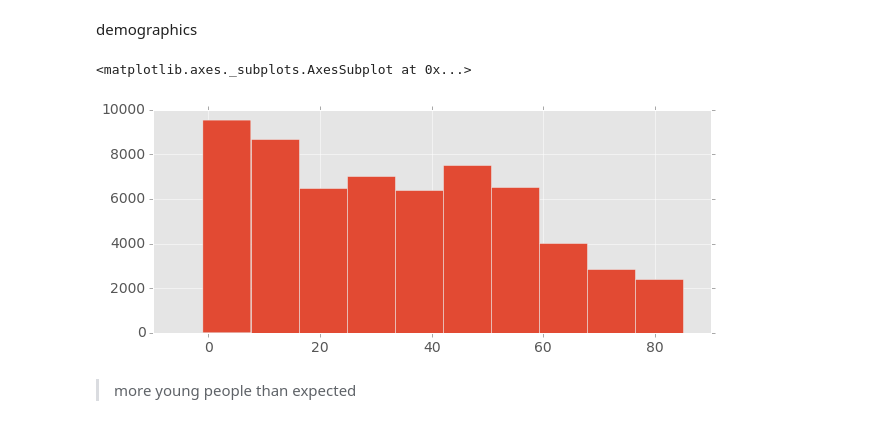
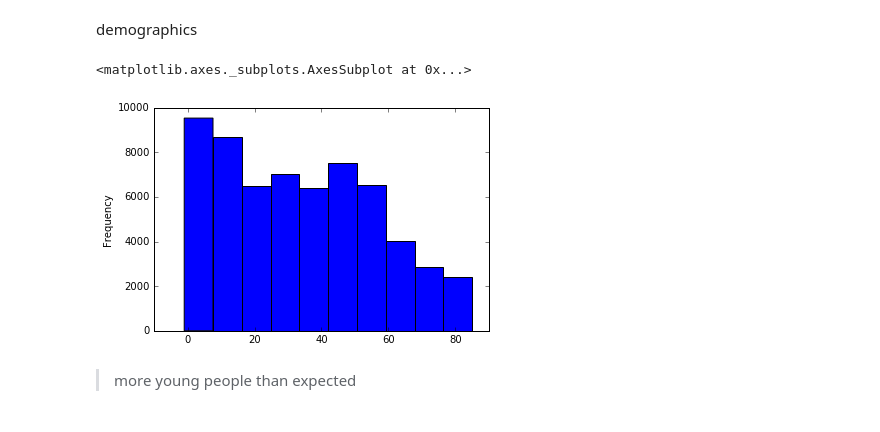
Before and after one commit to Saynah/platform, a Jupyter notebook: inspect.ipynb, the cells around one changed output. Cells and saved outputs as stored; diff of their text form; code cells hidden in the pictures.

```diff
--- a/inspect.ipynb
+++ b/inspect.ipynb
@@ -100,10 +100,10 @@ True
 # %% [markdown]
 demographics
 # %%
-_df_base.age.hist()
+_df_base.age.plot.hist()
 # %% [output]
 <matplotlib.axes._subplots.AxesSubplot at 0x...>
-[figure, old version]
+[figure, new version]
 # %% [markdown]
 > more young people than expected
 # %%
```
Also changed, not shown: parts of 15 cells of this notebook, 1 other file.
